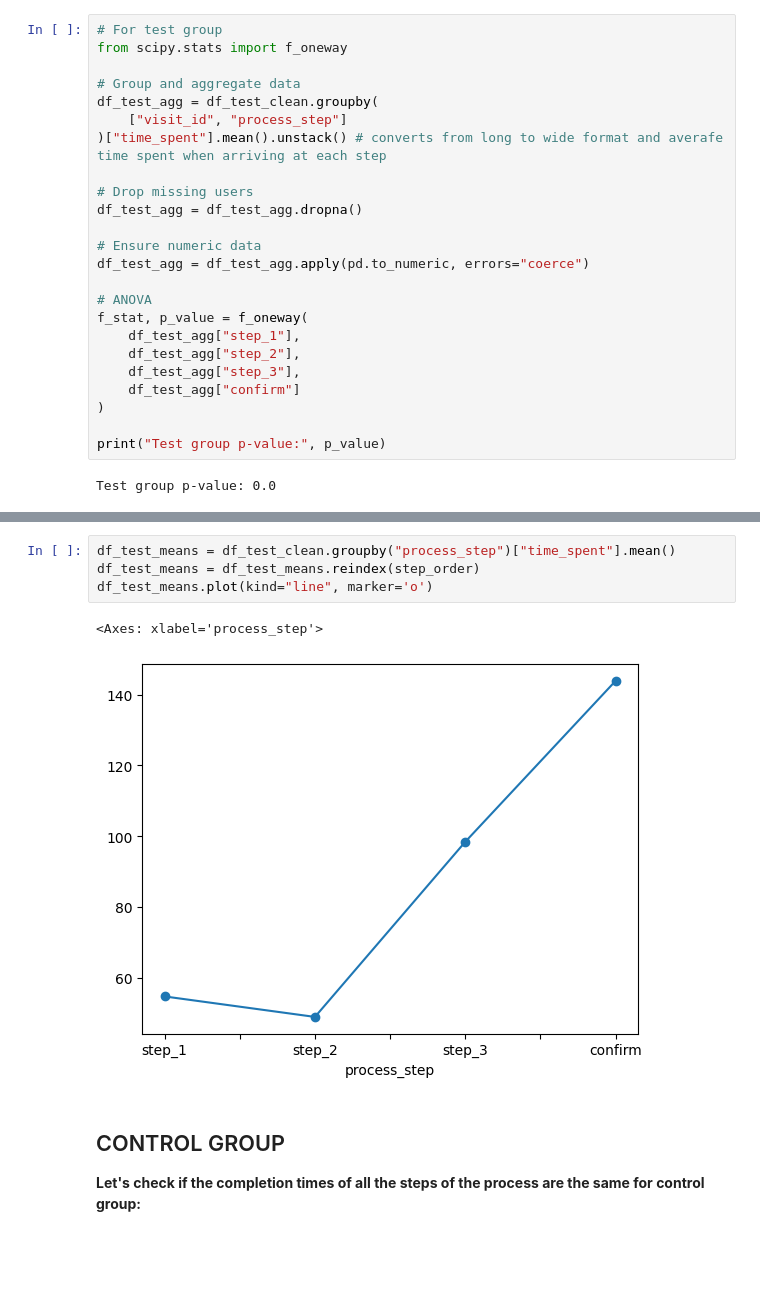
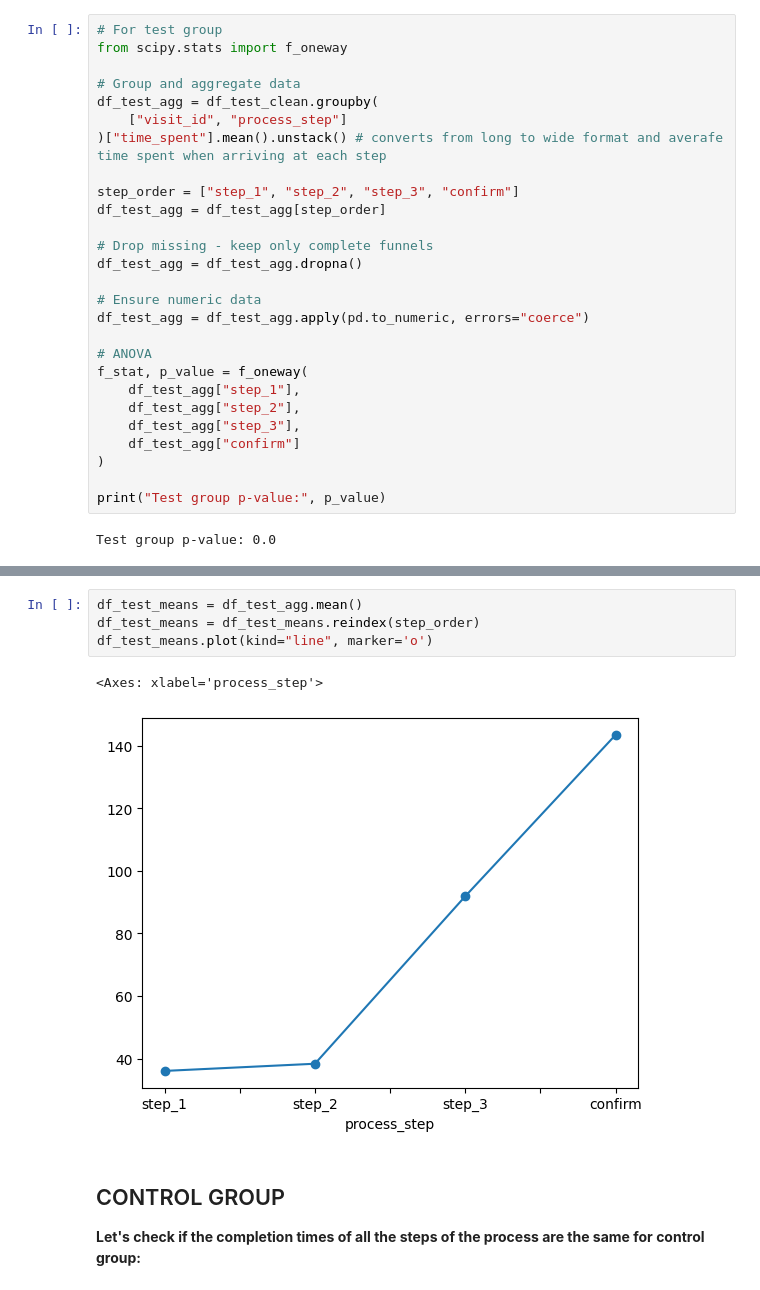
Before and after one commit to gonch145-svg/project-2, a Jupyter notebook: notebooks/completion_time_francisca.ipynb, the cells around one changed output, grey strips where cells are left out. Saved outputs shown, nothing was run; the diff lists cells and outputs as text; blank space fills up the shorter version.

```diff
--- a/notebooks/completion_time_francisca.ipynb
+++ b/notebooks/completion_time_francisca.ipynb
@@ -222,7 +230,10 @@ df_test_agg = df_test_clean.groupby(
     ["visit_id", "process_step"]
 )["time_spent"].mean().unstack() # converts from long to wide format and averafe time spent when arriving at each step
 
-# Drop missing users
+step_order = ["step_1", "step_2", "step_3", "confirm"]
+df_test_agg = df_test_agg[step_order]
+
+# Drop missing - keep only complete funnels
 df_test_agg = df_test_agg.dropna()
 
 # Ensure numeric data
@@ -268,10 +273,10 @@ dtype: object
 # %%
-df_test_means = df_test_clean.groupby("process_step")["time_spent"].mean()
+df_test_means = df_test_agg.mean()
 df_test_means = df_test_means.reindex(step_order)
 df_test_means.plot(kind="line", marker='o')
 # %% [output]
 <Axes: xlabel='process_step'>
-[figure, old version]
+[figure, new version]
 # %% [markdown]
 ## CONTROL GROUP
 
```
Also changed, not shown: parts of 30 cells of this notebook, 1 other file.
